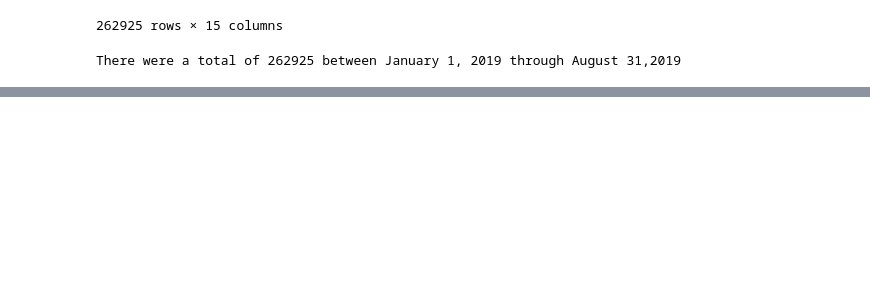
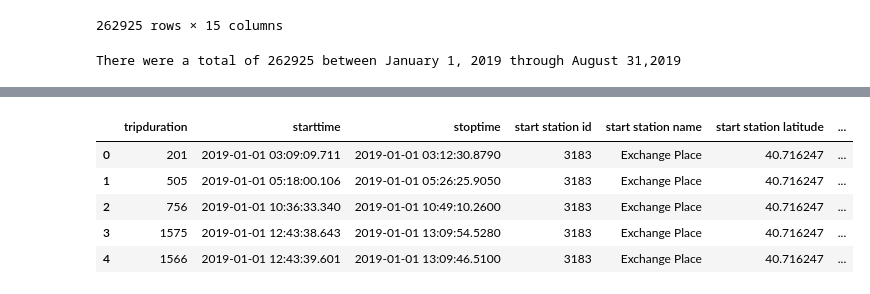
Before and after one commit to tnatoli29/Project_1, a Jupyter notebook: CitiBike/CitiBike 2019 Merge Data.ipynb, the cells around one changed output, grey strips where cells are left out. Drawn from its saved outputs; the diff is of its cells as text; code cells hidden in the pictures; blank space fills up the shorter version.

```diff
--- a/CitiBike/CitiBike 2019 Merge Data.ipynb
+++ b/CitiBike/CitiBike 2019 Merge Data.ipynb
@@ -73,0 +171,13 @@ There were a total of 262925 between January 1, 2019 through August 31,2019
+# %%
+# Create bins in which to place values based upon birth year
+bins = [1900, 1946, 1964, 1979, 1994, 2015]
+# Create labels for these bins
+bin_labels = ["1900-1945", "1946-1964", "1965-1979", "1980-1994", "1995-2015"]
+#Create a new column for which been each row falls into
+combined_citibike_df8["binned"] = pd.cut(combined_citibike_df8["tripduration"], bins)
+#Get the value count for each bin group
+bin_count = pd.cut(combined_citibike_df8["tripduration"], bins=bins).value_counts()
+#Group by the binned column
+bin_group = combined_citibike_df8.groupby("binned")
+#Print the number of values in each bin group
+print(bin_group["tripduration"].sum())
@@ -73,0 +249,12 @@ There were a total of 262925 between January 1, 2019 through August 31,2019
+# %%
+combined_citibike_df8['starttime'] = pd.to_datetime(combined_citibike_df8['starttime'])
+combined_citibike_df8['start date'] = combined_citibike_df8['starttime'].dt.date
+combined_citibike_df8['start time'] = combined_citibike_df8['starttime'].dt.time
+combined_citibike_df8.head()
+# %% [output]
+|  | tripduration | starttime | stoptime | start station id | start station name | start station latitude | ... |
+| 0 | 201 | 2019-01-01 03:09:09.711 | 2019-01-01 03:12:30.8790 | 3183 | Exchange Place | 40.716247 | ... |
+| 1 | 505 | 2019-01-01 05:18:00.106 | 2019-01-01 05:26:25.9050 | 3183 | Exchange Place | 40.716247 | ... |
+| 2 | 756 | 2019-01-01 10:36:33.340 | 2019-01-01 10:49:10.2600 | 3183 | Exchange Place | 40.716247 | ... |
+| 3 | 1575 | 2019-01-01 12:43:38.643 | 2019-01-01 13:09:54.5280 | 3183 | Exchange Place | 40.716247 | ... |
+| 4 | 1566 | 2019-01-01 12:43:39.601 | 2019-01-01 13:09:46.5100 | 3183 | Exchange Place | 40.716247 | ... |
```
Also changed, not shown: parts of 16 cells of this notebook.
